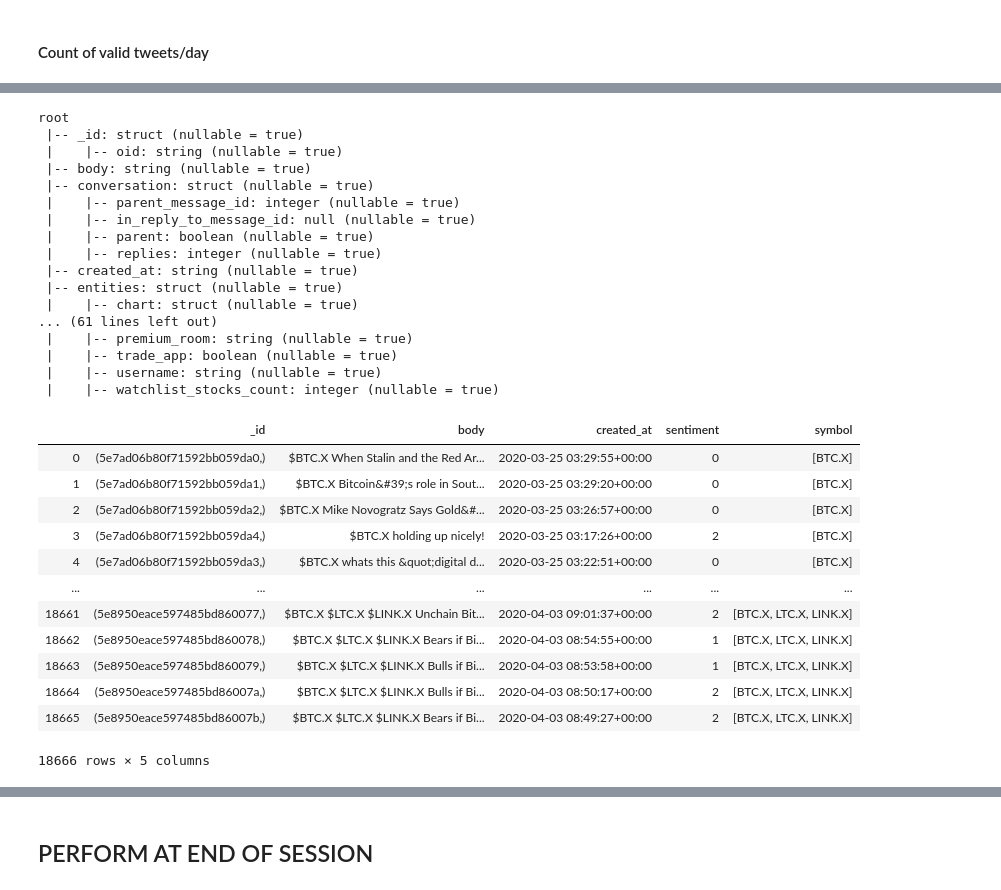
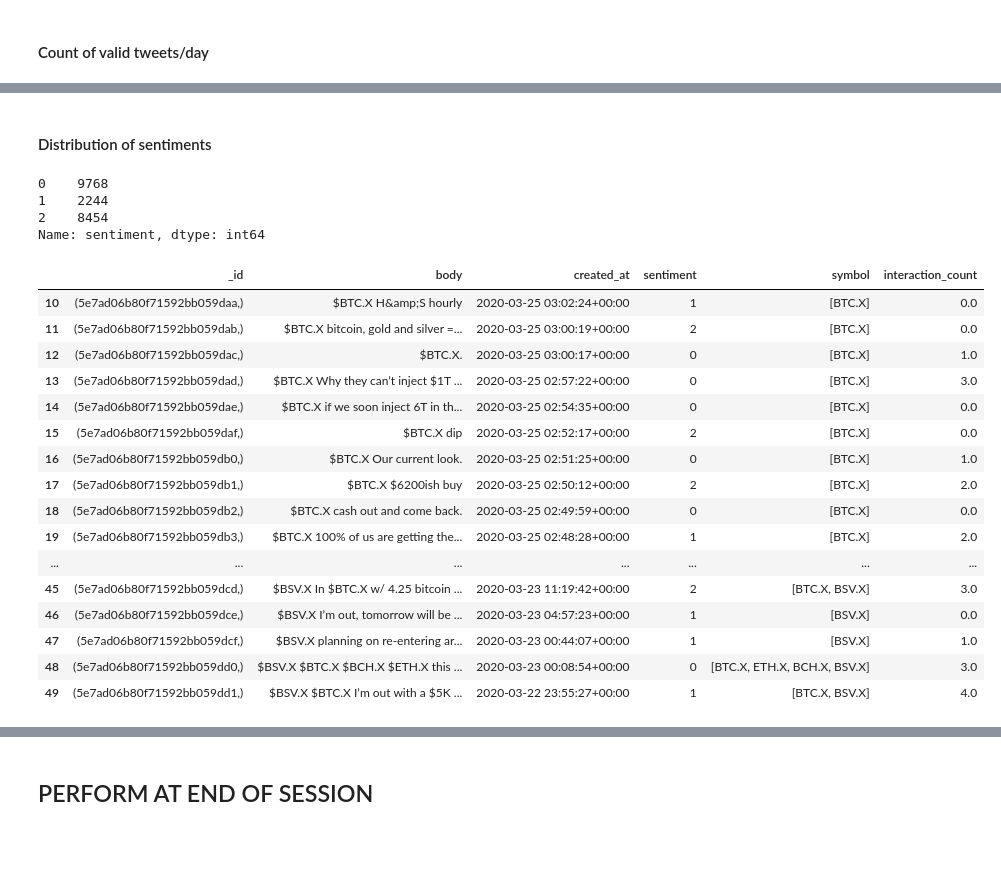
Before and after one commit to hweelin-yeo/CryptOracle, a Jupyter notebook: ds_project.ipynb, the cells around one changed output, grey strips where cells are left out. Saved outputs shown, nothing was run; the diff lists cells and outputs as text; code cells hidden in the pictures; blank space fills up the shorter version.

Commit message:
attempted windowing, will clean up more later

```diff
--- a/ds_project.ipynb
+++ b/ds_project.ipynb
@@ -24,11 +50,18 @@ pandas = messages_df.toPandas()
 # %% [markdown]
 ### Create new dataframe with only required columns and filtered rows
 # %%
-required = messages_df[['_id','body','created_at','entities.sentiment','symbols.symbol']].dropna(subset=['_id','body','created_at','symbol']).toPandas()
+required = messages_df[['_id','body','created_at','entities.sentiment','symbols.symbol', 'likes.total', 'reshares.reshared_count']].dropna(subset=['_id','body','created_at','symbol']).toPandas()
 required['created_at'] = pd.to_datetime(required['created_at'])
+
+required['total'].fillna(value=0, inplace=True)
+required['reshared_count'].fillna(value=0, inplace=True)
+required['interaction_count'] = required['total'] + required['reshared_count']
+
+required = required[['_id', 'body', 'created_at', 'sentiment', 'symbol', 'interaction_count']]
 
 #Encoding sentiment
 required['sentiment'].fillna(value=0, inplace=True)
+
 required.loc[required['sentiment'] == Row(basic="Bearish"),'sentiment']=1
 required.loc[required['sentiment'] == Row(basic="Bullish"),'sentiment']=2
 #Not removing null values for sentiment. Neutral tweets could still contribute to the underlying signal
@@ -56,40 +89,33 @@ required['created_at'].dt.normalize().value_counts().sort_index()
 Name: created_at, dtype: int64
+# %% [markdown]
+#### Distribution of sentiments
+# %%
+required['sentiment'].value_counts().sort_index()
+# %% [output]
+0    9768
+1    2244
+2    8454
+Name: sentiment, dtype: int64
 # %%
 #df.write.format("mongo").mode("append").option("database","DB_NAME").option("collection", "COLLECTION_NAME").save()
 #issue here without a defined schema : prefer to perform analysis on notebook and store on localhost
-# %%
-messages_df.printSchema()
-# %% [output]
-root
- |-- _id: struct (nullable = true)
- |    |-- oid: string (nullable = true)
- |-- body: string (nullable = true)
- |-- conversation: struct (nullable = true)
- |    |-- parent_message_id: integer (nullable = true)
- |    |-- in_reply_to_message_id: null (nullable = true)
- |    |-- parent: boolean (nullable = true)
- |    |-- replies: integer (nullable = true)
- |-- created_at: string (nullable = true)
- |-- entities: struct (nullable = true)
- |    |-- chart: struct (nullable = true)
-... (61 lines left out)
- |    |-- premium_room: string (nullable = true)
- |    |-- trade_app: boolean (nullable = true)
- |    |-- username: string (nullable = true)
- |    |-- watchlist_stocks_count: integer (nullable = true)
-# %%
-required
-# %% [output]
-|  | _id | body | created_at | sentiment | symbol |
-| 0 | (5e7ad06b80f71592bb059da0,) | $BTC.X When Stalin and the Red Ar... | 2020-03-25 03:29:55+00:00 | 0 | [BTC.X] |
-| 1 | (5e7ad06b80f71592bb059da1,) | $BTC.X Bitcoin&#39;s role in Sout... | 2020-03-25 03:29:20+00:00 | 0 | [BTC.X] |
-| 2 | (5e7ad06b80f71592bb059da2,) | $BTC.X Mike Novogratz Says Gold&#... | 2020-03-25 03:26:57+00:00 | 0 | [BTC.X] |
-| 3 | (5e7ad06b80f71592bb059da4,) | $BTC.X holding up nicely! | 2020-03-25 03:17:26+00:00 | 2 | [BTC.X] |
-| 4 | (5e7ad06b80f71592bb059da3,) | $BTC.X whats this &quot;digital d... | 2020-03-25 03:22:51+00:00 | 0 | [BTC.X] |
-| ... | ... | ... | ... | ... | ... |
-| 18661 | (5e8950eace597485bd860077,) | $BTC.X $LTC.X $LINK.X Unchain Bit... | 2020-04-03 09:01:37+00:00 | 2 | [BTC.X, LTC.X, LINK.X] |
-| 18662 | (5e8950eace597485bd860078,) | $BTC.X $LTC.X $LINK.X Bears if Bi... | 2020-04-03 08:54:55+00:00 | 1 | [BTC.X, LTC.X, LINK.X] |
-| 18663 | (5e8950eace597485bd860079,) | $BTC.X $LTC.X $LINK.X Bulls if Bi... | 2020-04-03 08:53:58+00:00 | 1 | [BTC.X, LTC.X, LINK.X] |
-| 18664 | (5e8950eace597485bd86007a,) | $BTC.X $LTC.X $LINK.X Bulls if Bi... | 2020-04-03 08:50:17+00:00 | 2 | [BTC.X, LTC.X, LINK.X] |
-| 18665 | (5e8950eace597485bd86007b,) | $BTC.X $LTC.X $LINK.X Bears if Bi... | 2020-04-03 08:49:27+00:00 | 2 | [BTC.X, LTC.X, LINK.X] |
-18666 rows × 5 columns
+# %%
+required.iloc[10:50]
+# %% [output]
+|  | _id | body | created_at | sentiment | symbol | interaction_count |
+| 10 | (5e7ad06b80f71592bb059daa,) | $BTC.X H&amp;S hourly | 2020-03-25 03:02:24+00:00 | 1 | [BTC.X] | 0.0 |
+| 11 | (5e7ad06b80f71592bb059dab,) | $BTC.X bitcoin, gold and silver =... | 2020-03-25 03:00:19+00:00 | 2 | [BTC.X] | 0.0 |
+| 12 | (5e7ad06b80f71592bb059dac,) | $BTC.X. | 2020-03-25 03:00:17+00:00 | 0 | [BTC.X] | 1.0 |
+| 13 | (5e7ad06b80f71592bb059dad,) | $BTC.X Why they can’t inject $1T ... | 2020-03-25 02:57:22+00:00 | 0 | [BTC.X] | 3.0 |
+| 14 | (5e7ad06b80f71592bb059dae,) | $BTC.X if we soon inject 6T in th... | 2020-03-25 02:54:35+00:00 | 0 | [BTC.X] | 0.0 |
+| 15 | (5e7ad06b80f71592bb059daf,) | $BTC.X dip | 2020-03-25 02:52:17+00:00 | 2 | [BTC.X] | 0.0 |
+| 16 | (5e7ad06b80f71592bb059db0,) | $BTC.X Our current look. | 2020-03-25 02:51:25+00:00 | 0 | [BTC.X] | 1.0 |
+| 17 | (5e7ad06b80f71592bb059db1,) | $BTC.X $6200ish buy | 2020-03-25 02:50:12+00:00 | 2 | [BTC.X] | 2.0 |
+| 18 | (5e7ad06b80f71592bb059db2,) | $BTC.X cash out and come back. | 2020-03-25 02:49:59+00:00 | 0 | [BTC.X] | 0.0 |
+| 19 | (5e7ad06b80f71592bb059db3,) | $BTC.X 100% of us are getting the... | 2020-03-25 02:48:28+00:00 | 1 | [BTC.X] | 2.0 |
+| ... | ... | ... | ... | ... | ... | ... |
+| 45 | (5e7ad06b80f71592bb059dcd,) | $BSV.X In $BTC.X w/ 4.25 bitcoin ... | 2020-03-23 11:19:42+00:00 | 2 | [BTC.X, BSV.X] | 3.0 |
+| 46 | (5e7ad06b80f71592bb059dce,) | $BSV.X I’m out, tomorrow will be ... | 2020-03-23 04:57:23+00:00 | 1 | [BSV.X] | 0.0 |
+| 47 | (5e7ad06b80f71592bb059dcf,) | $BSV.X planning on re-entering ar... | 2020-03-23 00:44:07+00:00 | 1 | [BSV.X] | 1.0 |
+| 48 | (5e7ad06b80f71592bb059dd0,) | $BSV.X $BTC.X $BCH.X $ETH.X this ... | 2020-03-23 00:08:54+00:00 | 0 | [BTC.X, ETH.X, BCH.X, BSV.X] | 3.0 |
+| 49 | (5e7ad06b80f71592bb059dd1,) | $BSV.X $BTC.X I’m out with a $5K ... | 2020-03-22 23:55:27+00:00 | 1 | [BTC.X, BSV.X] | 4.0 |
```
Also changed, not shown: parts of 7 cells of this notebook.
